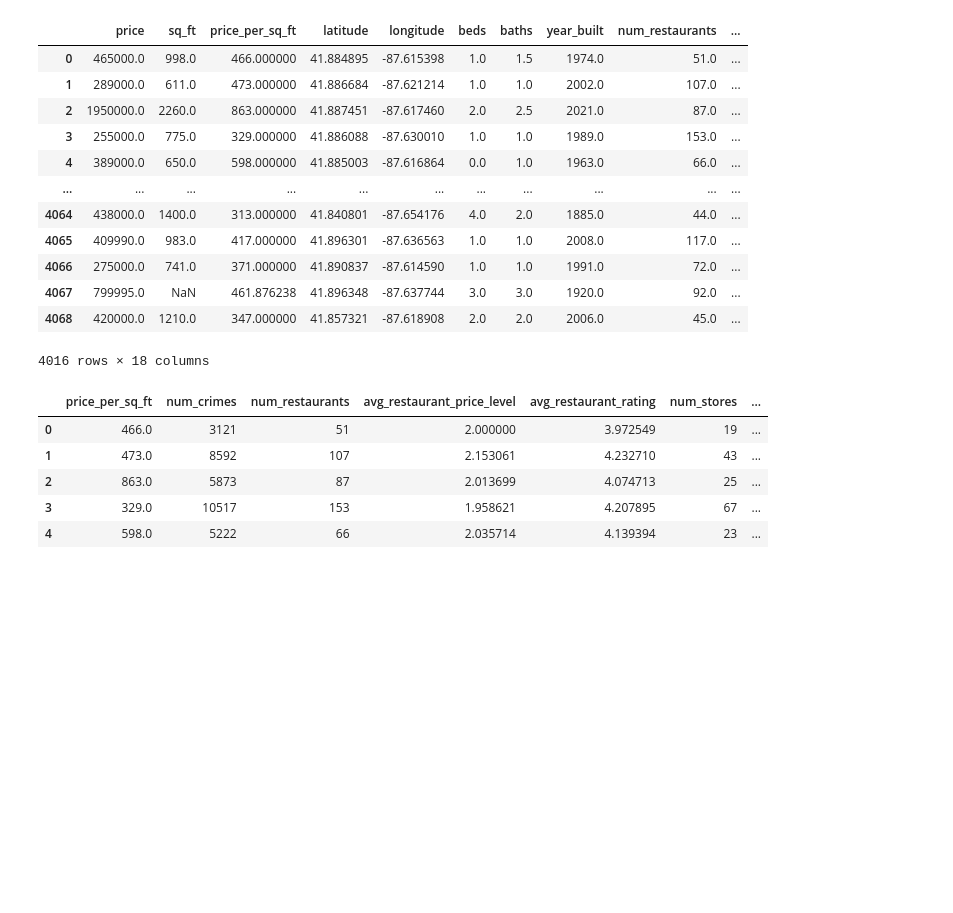
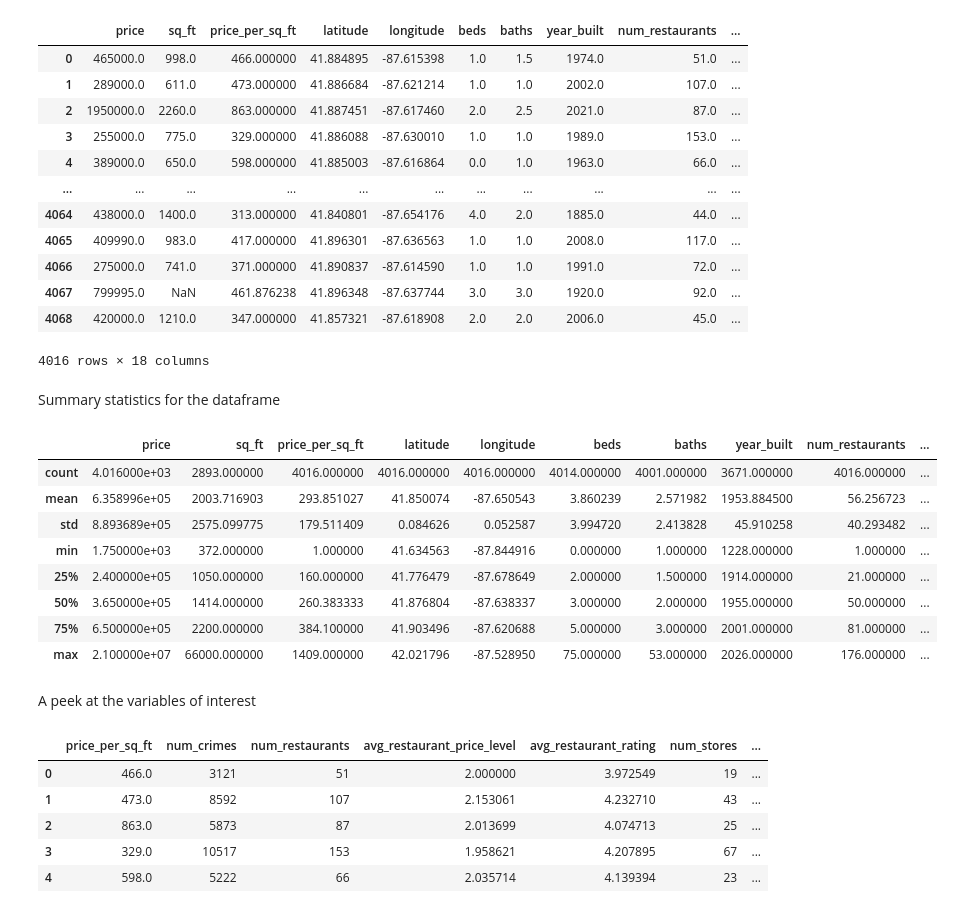
Before and after one commit to macs30112-winter25/final-project-team-leftovers, a Jupyter notebook: visualization_and_stats/stats.ipynb, the cells around one changed output. Cells and saved outputs as stored; diff of their text form; code cells hidden in the pictures; blank space fills up the shorter version.

```diff
--- a/visualization_and_stats/stats.ipynb
+++ b/visualization_and_stats/stats.ipynb
@@ -106,6 +111,22 @@ house_df[numerical_cols].astype('float')
 | 4067 | 799995.0 | NaN | 461.876238 | 41.896348 | -87.637744 | 3.0 | 3.0 | 1920.0 | 92.0 | ... |
 | 4068 | 420000.0 | 1210.0 | 347.000000 | 41.857321 | -87.618908 | 2.0 | 2.0 | 2006.0 | 45.0 | ... |
 4016 rows × 18 columns
+# %% [markdown]
+Summary statistics for the dataframe
+# %%
+house_df.describe()
+# %% [output]
+|  | price | sq_ft | price_per_sq_ft | latitude | longitude | beds | baths | year_built | num_restaurants | ... |
+| count | 4.016000e+03 | 2893.000000 | 4016.000000 | 4016.000000 | 4016.000000 | 4014.000000 | 4001.000000 | 3671.000000 | 4016.000000 | ... |
+| mean | 6.358996e+05 | 2003.716903 | 293.851027 | 41.850074 | -87.650543 | 3.860239 | 2.571982 | 1953.884500 | 56.256723 | ... |
+| std | 8.893689e+05 | 2575.099775 | 179.511409 | 0.084626 | 0.052587 | 3.994720 | 2.413828 | 45.910258 | 40.293482 | ... |
+| min | 1.750000e+03 | 372.000000 | 1.000000 | 41.634563 | -87.844916 | 0.000000 | 1.000000 | 1228.000000 | 1.000000 | ... |
+| 25% | 2.400000e+05 | 1050.000000 | 160.000000 | 41.776479 | -87.678649 | 2.000000 | 1.500000 | 1914.000000 | 21.000000 | ... |
+| 50% | 3.650000e+05 | 1414.000000 | 260.383333 | 41.876804 | -87.638337 | 3.000000 | 2.000000 | 1955.000000 | 50.000000 | ... |
+| 75% | 6.500000e+05 | 2200.000000 | 384.100000 | 41.903496 | -87.620688 | 5.000000 | 3.000000 | 2001.000000 | 81.000000 | ... |
+| max | 2.100000e+07 | 66000.000000 | 1409.000000 | 42.021796 | -87.528950 | 75.000000 | 53.000000 | 2026.000000 | 176.000000 | ... |
+# %% [markdown]
+A peek at the variables of interest
 # %%
 col = ['price_per_sq_ft', 'num_crimes', 'num_restaurants', 'avg_restaurant_price_level', 'avg_restaurant_rating',
        'num_stores', 'num_schools', 'num_hospitals']
```
Also changed, not shown: parts of 42 cells of this notebook.
